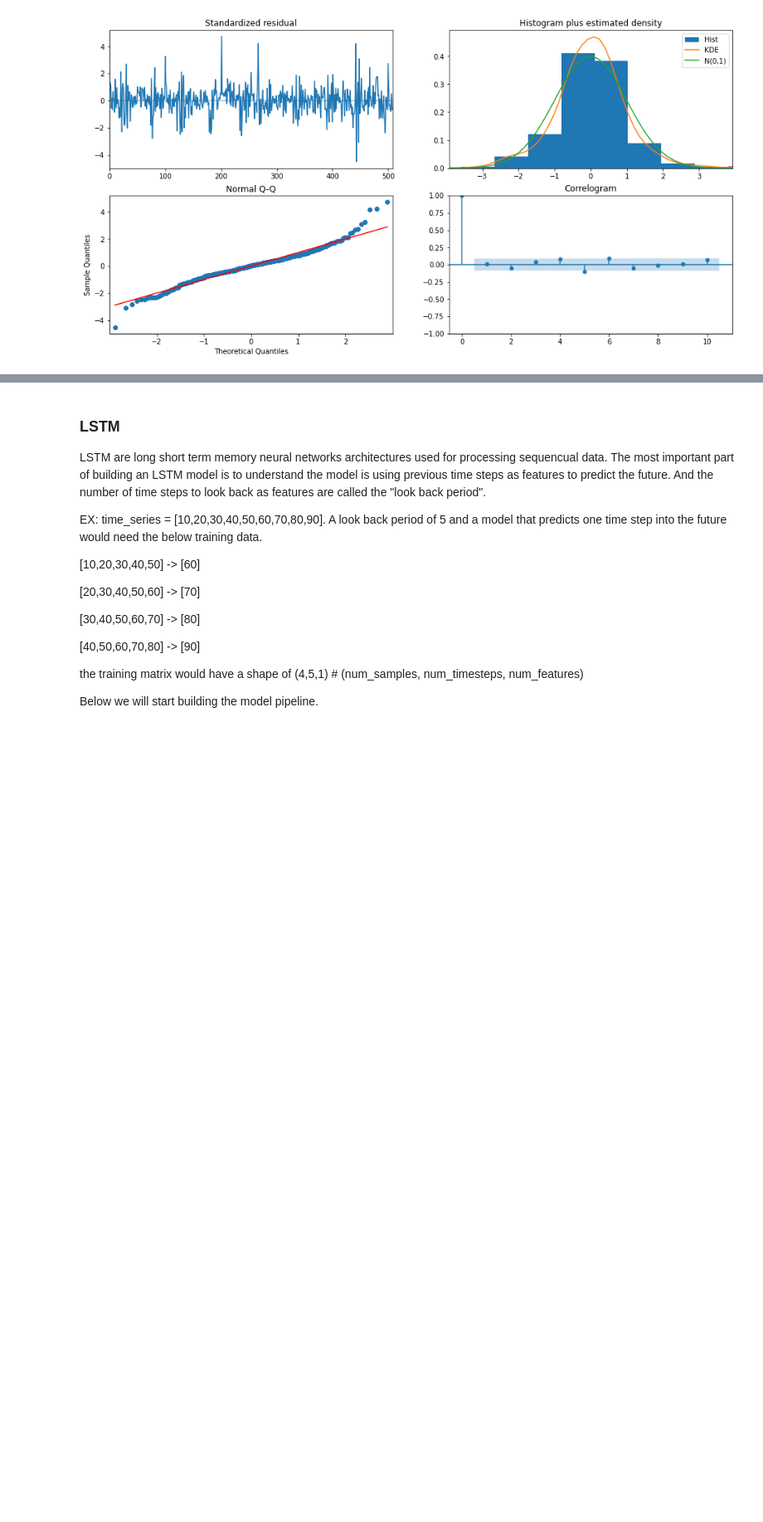
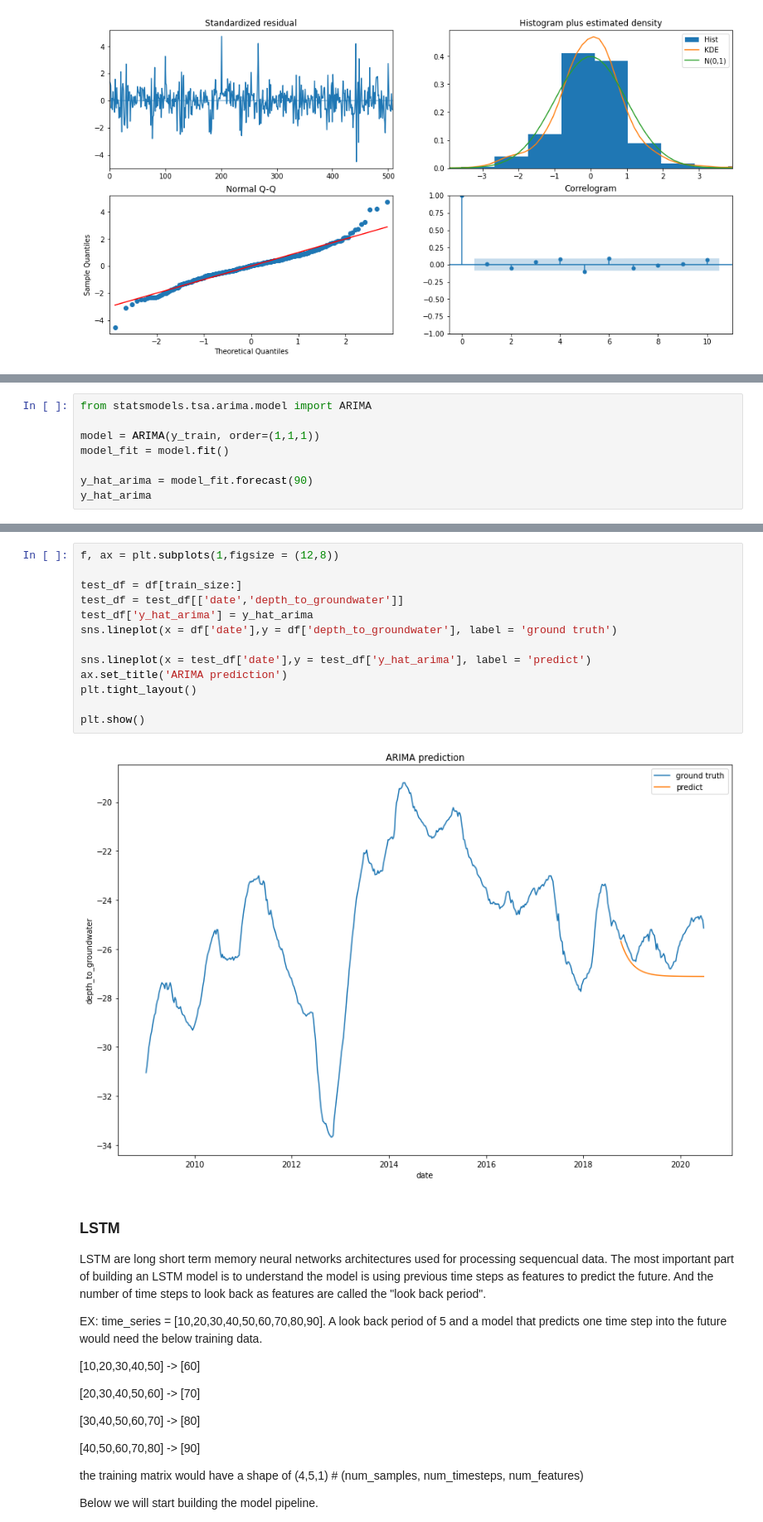
Before and after one commit to chris199713/time_series_analysis, a Jupyter notebook: time_series_analysis.ipynb, the cells around one changed output, grey strips where cells are left out. Shown at 83% size. Saved outputs shown, nothing was run; the diff lists cells and outputs as text; blank space fills up the shorter version.

```diff
--- a/time_series_analysis.ipynb
+++ b/time_series_analysis.ipynb
@@ -639,0 +642,8 @@ plt.show()
+# %%
+from statsmodels.tsa.arima.model import ARIMA
+
+model = ARIMA(y_train, order=(1,1,1))
+model_fit = model.fit()
+
+y_hat_arima = model_fit.forecast(90)
+y_hat_arima
@@ -640,3 +663,18 @@ plt.show()
+# %%
+f, ax = plt.subplots(1,figsize = (12,8))
+
+test_df = df[train_size:]
+test_df = test_df[['date','depth_to_groundwater']]
+test_df['y_hat_arima'] = y_hat_arima
+sns.lineplot(x = df['date'],y = df['depth_to_groundwater'], label = 'ground truth')
+
+sns.lineplot(x = test_df['date'],y = test_df['y_hat_arima'], label = 'predict')
+ax.set_title('ARIMA prediction')
+plt.tight_layout()
+
+plt.show()
+# %% [output]
+[figure, added]
 # %% [markdown]
 ### LSTM
 LSTM are long short term memory neural networks architectures used for processing sequencual data.
```
Also changed, not shown: parts of 19 cells of this notebook.
